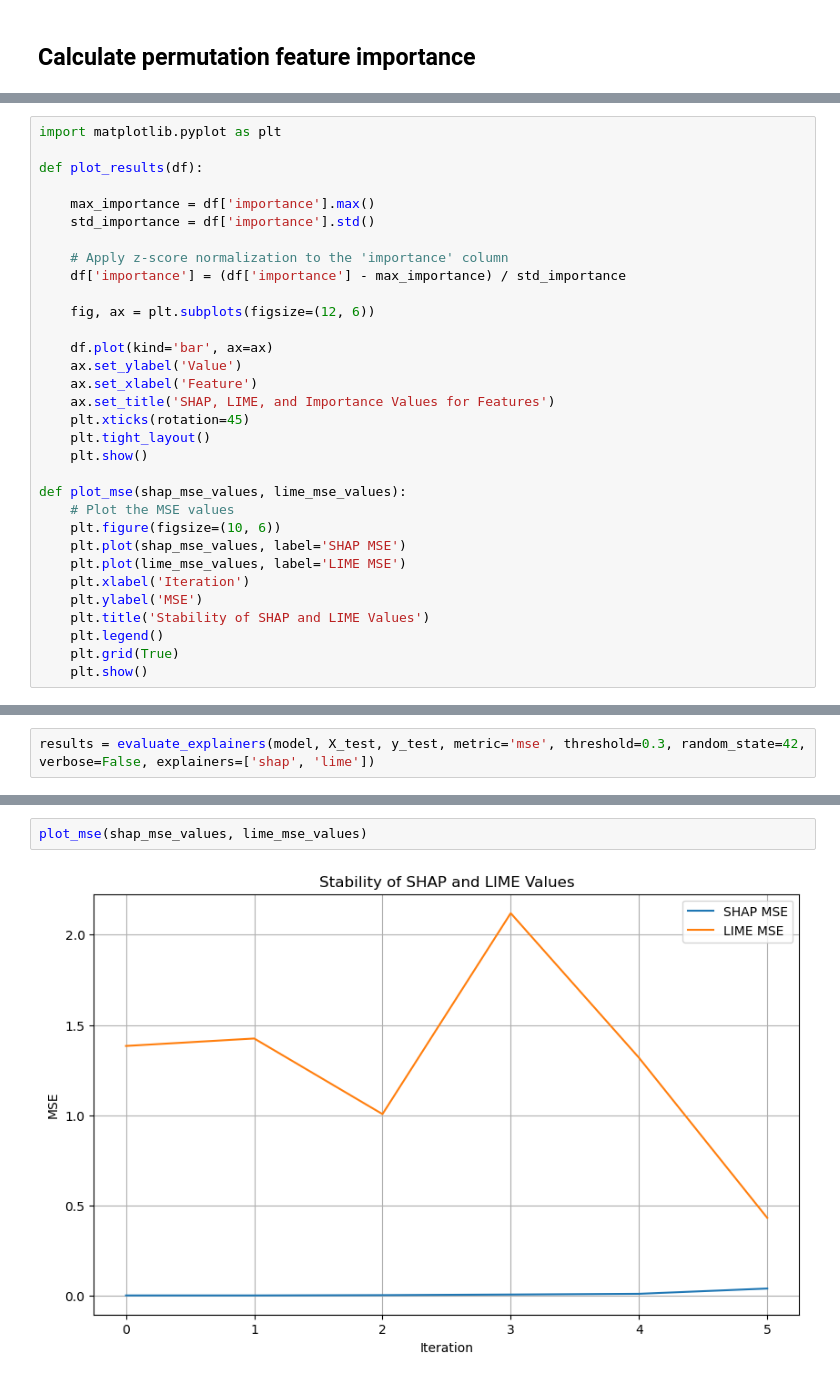
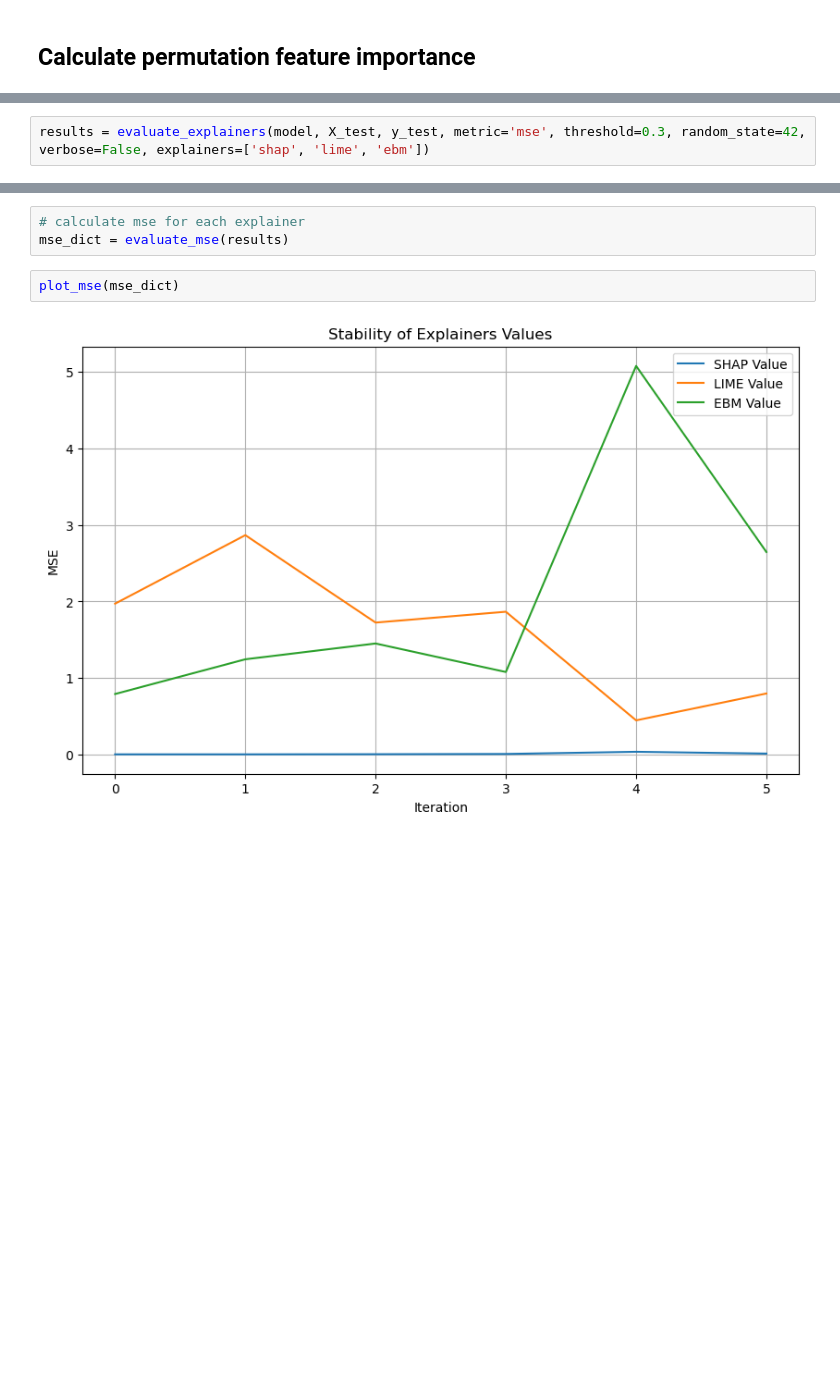
Before and after one commit to emunaran/xai-compare, a Jupyter notebook: explainer_comparison/comparison_tests/fluorescent_test.ipynb, the cells around one changed output, grey strips where cells are left out. Saved outputs shown, nothing was run; the diff lists cells and outputs as text; blank space fills up the shorter version.

Commit message:
clean explainer_evaluation

```diff
--- a/explainer_comparison/comparison_tests/fluorescent_test.ipynb
+++ b/explainer_comparison/comparison_tests/fluorescent_test.ipynb
@@ -121,33 +107 @@ feature_importances_df
-# %%
-import matplotlib.pyplot as plt
-
-def plot_results(df):
-
-    max_importance = df['importance'].max()
-    std_importance = df['importance'].std()
-
-    # Apply z-score normalization to the 'importance' column
-    df['importance'] = (df['importance'] - max_importance) / std_importance
-
-    fig, ax = plt.subplots(figsize=(12, 6))
-
-    df.plot(kind='bar', ax=ax)
-    ax.set_ylabel('Value')
-    ax.set_xlabel('Feature')
-    ax.set_title('SHAP, LIME, and Importance Values for Features')
-    plt.xticks(rotation=45)
-    plt.tight_layout()
-    plt.show()
-
-def plot_mse(shap_mse_values, lime_mse_values):
-    # Plot the MSE values
-    plt.figure(figsize=(10, 6))
-    plt.plot(shap_mse_values, label='SHAP MSE')
-    plt.plot(lime_mse_values, label='LIME MSE')
-    plt.xlabel('Iteration')
-    plt.ylabel('MSE')
-    plt.title('Stability of SHAP and LIME Values')
-    plt.legend()
-    plt.grid(True)
-    plt.show()
 # %% [markdown]
@@ -155,2 +109,2 @@ def plot_mse(shap_mse_values, lime_mse_values):
 # %%
-results = evaluate_explainers(model, X_test, y_test, metric='mse', threshold=0.3, random_state=42, verbose=False, explainers=['shap', 'lime'])
+results = evaluate_explainers(model, X_test, y_test, metric='mse', threshold=0.3, random_state=42, verbose=False, explainers=['shap', 'lime', 'ebm'])
@@ -172,4 +129,7 @@ for rdf in results:
+# %%
+# calculate mse for each explainer
+mse_dict = evaluate_mse(results)
 # %%
-plot_mse(shap_mse_values, lime_mse_values)
+plot_mse(mse_dict)
 # %% [output]
-[figure, old version]
+[figure, new version]
```
Also changed, not shown: parts of 7 cells of this notebook, 1 other file.
